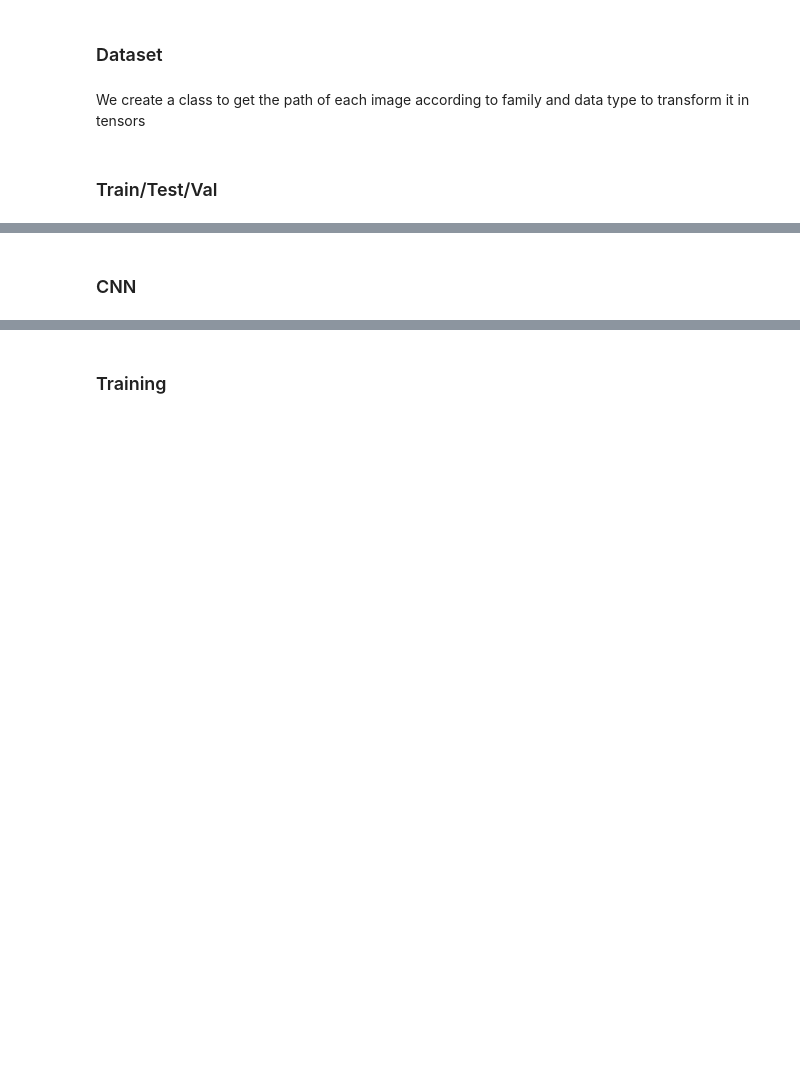
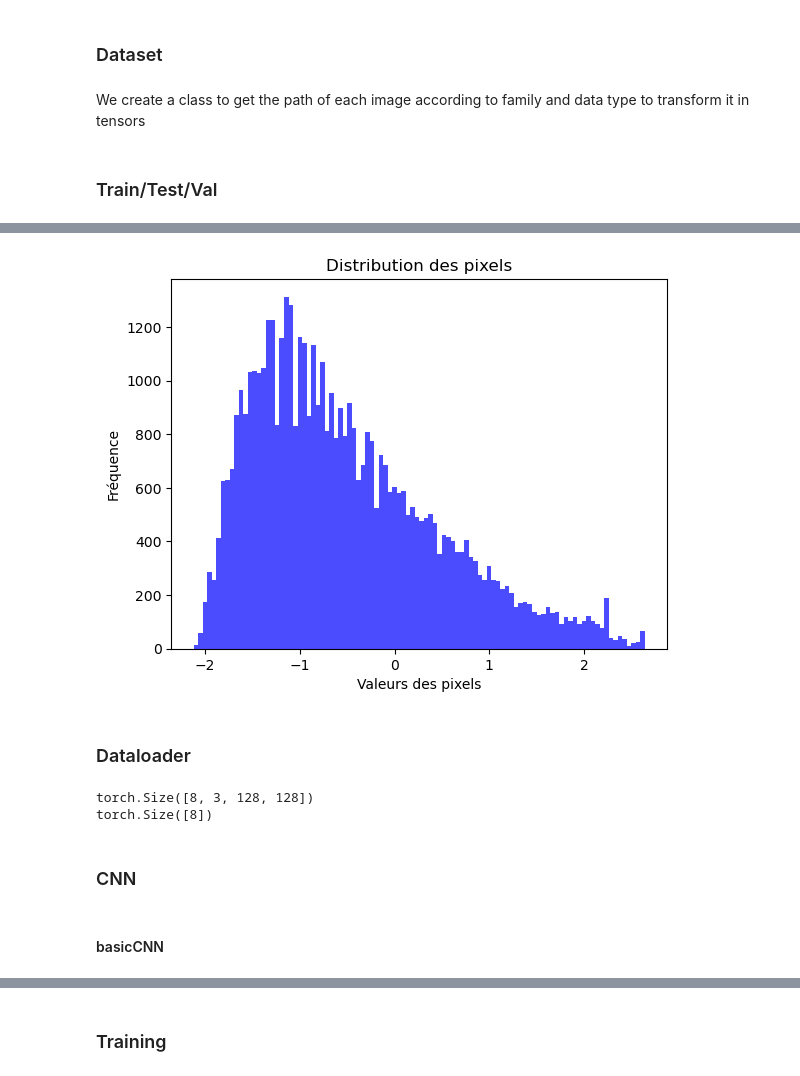
Before and after one commit to Matis24/Mushroom_Poisonous_Prediction, a Jupyter notebook: Code/cnn.ipynb, the cells around one changed output, grey strips where cells are left out. Saved outputs shown, nothing was run; the diff lists cells and outputs as text; code cells hidden in the pictures; blank space fills up the shorter version.

```diff
--- a/Code/cnn.ipynb
+++ b/Code/cnn.ipynb
@@ -111 +231,14 @@ transform = transforms.Compose([
+# %%
+flattened = image.flatten()
+
+# Calculer l'histogramme
+plt.hist(flattened.numpy(), bins=100, color='blue', alpha=0.7)
+plt.title("Distribution des pixels")
+plt.xlabel("Valeurs des pixels")
+plt.ylabel("Fréquence")
+plt.show()
+# %% [output]
+[figure, added]
+# %% [markdown]
+### Dataloader
 # %%
@@ -115,8 +251,18 @@ BATCH_SIZE = 16
 train_loader = DataLoader(train_data, batch_size=BATCH_SIZE, shuffle=True)
 test_loader = DataLoader(test_data, batch_size=BATCH_SIZE, shuffle=True)
 val_loader = DataLoader(val_data, batch_size=BATCH_SIZE, shuffle=True)
+# %%
+for images, labels, _ in train_loader:
+    print(images.shape)  # Doit afficher torch.Size([batch_size, 3, 64, 64])
+    print(labels.shape)  # Doit afficher torch.Size([batch_size])
+    break
+# %% [output]
+torch.Size([8, 3, 128, 128])
+torch.Size([8])
 # %% [markdown]
 ### CNN
+# %% [markdown]
+#### basicCNN
 # %%
 import torch.nn as nn
 import torch.optim as optim
```
Also changed, not shown: parts of 50 cells of this notebook, 1 other file.
